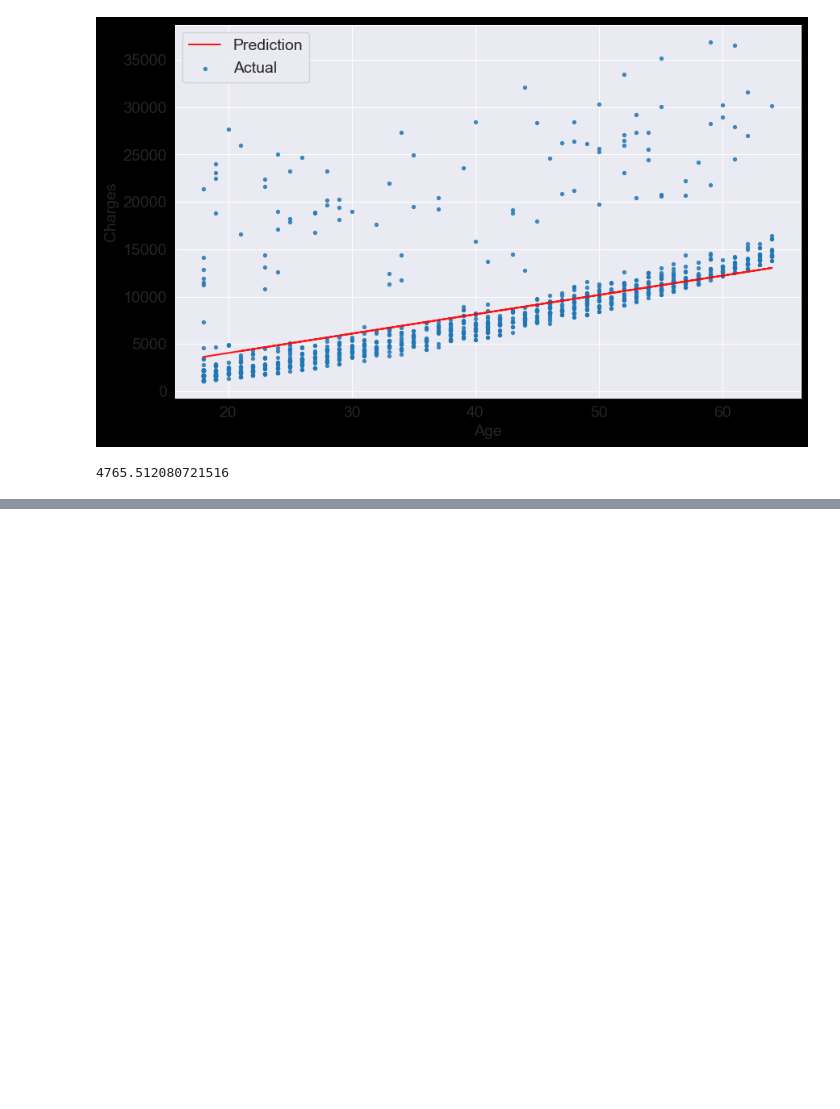
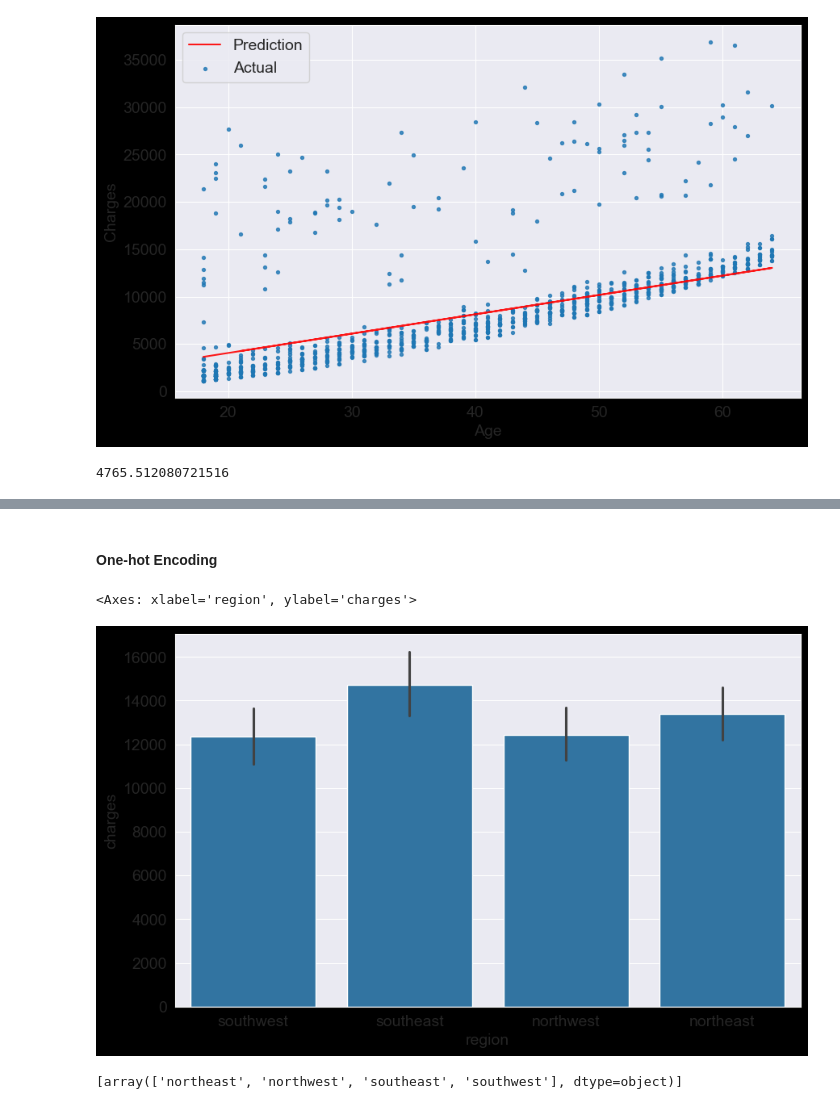
Before and after one commit to rafeyshah/scikit-learn-revisited, a Jupyter notebook: 01. Linear Regression & Gradient Descent/LinearRegresson&GradientDescent.ipynb, the cells around one changed output, grey strips where cells are left out. Cells and saved outputs as stored; diff of their text form; code cells hidden in the pictures; blank space fills up the shorter version.

```diff
--- a/01. Linear Regression & Gradient Descent/LinearRegresson&GradientDescent.ipynb
+++ b/01. Linear Regression & Gradient Descent/LinearRegresson&GradientDescent.ipynb
@@ -278,0 +346,14 @@ rmse(targets, predictions_sgd)
+# %% [markdown]
+#### One-hot Encoding
+# %%
+sns.barplot(data=medical_df, x='region', y='charges')
+# %% [output]
+<Axes: xlabel='region', ylabel='charges'>
+[figure, added]
+# %%
+from  sklearn import preprocessing
+enc = preprocessing.OneHotEncoder()
+enc.fit(medical_df[['region']])
+enc.categories_
+# %% [output]
+[array(['northeast', 'northwest', 'southeast', 'southwest'], dtype=object)]
```
Also changed, not shown: parts of 23 cells of this notebook, 1 other file.
